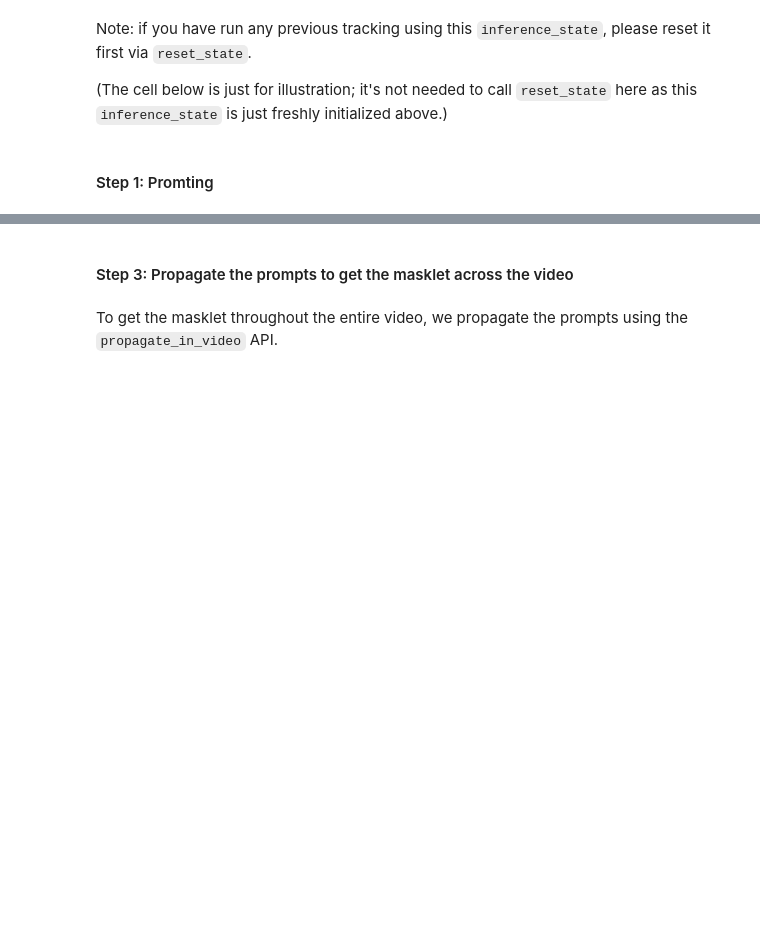
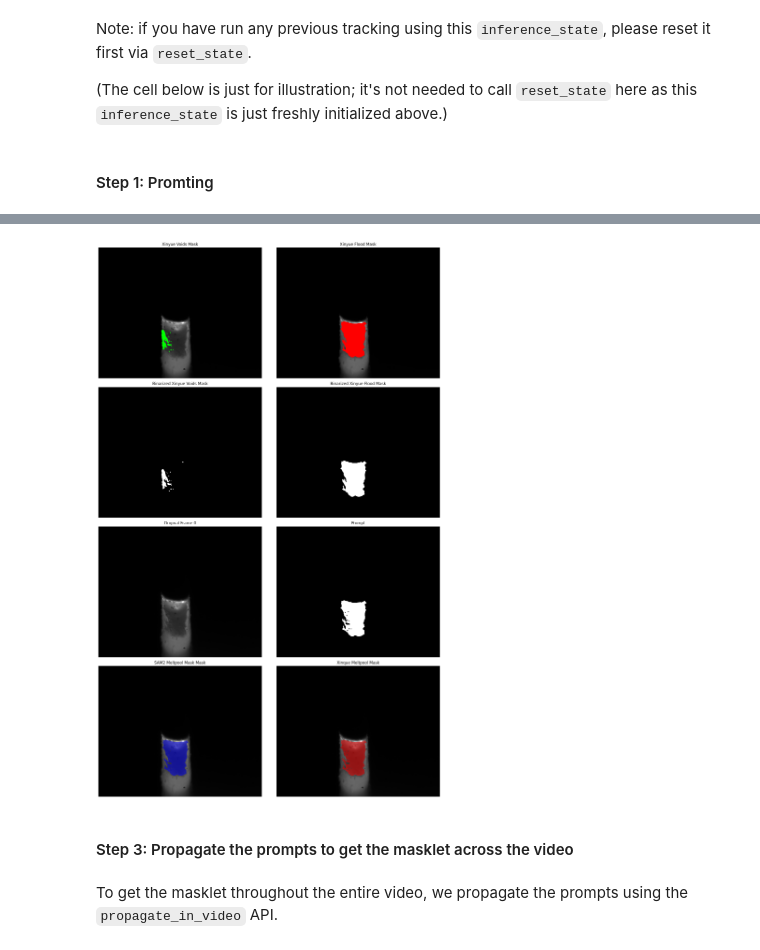
Before and after one commit to MoH-assan/segment-anything-2, a Jupyter notebook: notebooks/2.0_meltpool_predictor.ipynb, the cells around one changed output, grey strips where cells are left out. Drawn from its saved outputs; the diff is of its cells as text; code cells hidden in the pictures; blank space fills up the shorter version.

```diff
--- a/notebooks/2.0_meltpool_predictor.ipynb
+++ b/notebooks/2.0_meltpool_predictor.ipynb
@@ -145,14 +146,23 @@ where `-q:v` generates high-quality JPEG frames and `-start_number 0` asks ffmpe
 import os
 import shutil  # Import shutil for file operations
 # Original directory where the video frames are stored
-video_dir1 = "/mnt/md126/users/mohamed/projects/AM/Data/RAW/ByDay/20240712/CRED/20240708_09_00/CREDgt_set_4/Original"
+
 masks_directory = "/mnt/md126/users/mohamed/projects/AM/Data/RAW/ByDay/20240712/CRED/20240708_09_00/CREDgt_set_4/Masks"
 raw_video_dir = "/mnt/md126/users/mohamed/projects/AM/Data/RAW/ByDay/20240712/CRED/20240708_09_00/20240708_09_00_12072024_113101.raw"
-video_dir2 = "/mnt/md126/users/mohamed/projects/AM/Data/Processed/JPEG/ByDay/20240712/gt_set_4"
+
+_unique_id='gt4_v1_23p_32'
+################
+
+masks_directory = "/mnt/md126/users/mohamed/projects/AM/Data/RAW/ByDay/20240712/CRED/20240708_09_00/CREDgt_set_4_v3/CREDgt_set_4/Masks/"
+raw_video_dir = "/mnt/md126/users/mohamed/projects/AM/Data/RAW/ByDay/20240712/CRED/20240708_09_00/20240708_09_00_12072024_113101.raw"
+
+_unique_id='gt4_v3_ew8r3'
+################
+
 num_frames = 50
-skiprate = 1
-slected_mask_index = 2 # the index is the order of the mask in the list of masks xinyue has labeled.
-data_set_tag = f'CREDgt_set_4_20240708_09_00_12072024_113101_v1_selected_mask{slected_mask_index}'
+skiprate = 50
+slected_mask_index = 5 # the index is the order of the mask in the list of masks xinyue has labeled.
+data_set_tag = f'CREDgt_set_4_20240708_09_00_12072024_113101_v1_selected_mask{slected_mask_index}_unique_id{_unique_id}'
 flood_masks = sort_and_filter_images(masks_directory, "_c1")   # Sort and filter the images
 voids_masks = sort_and_filter_images(masks_directory, "_c2")   # Sort and filter the images
 masks_frames = [int(name.split('_f_')[1].split('_')[0]) for name in flood_masks]
@@ -218,8 +248,8 @@ flood_mask = Image.open(os.path.join(masks_directory, flood_mask_path))
 voids_mask = Image.open(os.path.join(masks_directory, voids_mask_path))
 
 # Convert masks to binary arrays
-flood_mask_binary = np.array(flood_mask)[:, :, 0] > 200  # Extract red channel
-void_mask_binary = np.array(voids_mask)[:, :, 1] > 200  # Extract green channel
+flood_mask_binary = np.array(flood_mask)[:, :, 0] > 250  # Extract red channel
+void_mask_binary = np.array(voids_mask)[:, :, 1] > 250  # Extract green channel
 
 # Create the meltpool and background masks
 meltpool_mask = flood_mask_binary & ~void_mask_binary
@@ -261,46 +291,54 @@ _, out_obj_ids, out_mask_logits = predictor.add_new_mask(
     mask=meltpool_mask,
 )
 
-# Create a figure with 3x3 subplots to include additional visualizations
-fig, axs = plt.subplots(3, 3, figsize=(18, 18))
-fig.suptitle('Detailed Analysis with Interactions')
+# Create a figure with 4x2 subplots
+fig, axs = plt.subplots(4, 2, figsize=(16, 24))
+# Display images and masks
 
-# First row: Original image and two masks
-axs[0, 0].imshow(image, cmap="gray")
-axs[0, 0].set_title(f"Original Frame {mask_index}")
+
+axs[0, 1].imshow(flood_mask, cmap="gray")
+axs[0, 1].set_title("Xinyue Flood Mask")
+axs[0, 1].axis('off')
+
+axs[1, 1].imshow(flood_mask_binary, cmap='gray')
+axs[1, 1].set_title('Binarized Xinyue Flood Mask')
+axs[1, 1].axis('off')
+
+axs[0, 0].imshow(voids_mask, cmap="gray")
+axs[0, 0].set_title("Xinyue Voids Mask")
 axs[0, 0].axis('off')
 
-axs[0, 1].imshow(flood_mask, cmap="gray")
-axs[0, 1].set_title("Flood Mask")
-axs[0, 1].axis('off')
 
-axs[0, 2].imshow(voids_mask, cmap="gray")
-axs[0, 2].set_title("Voids Mask")
-axs[0, 2].axis('off')
-
-# Second row: Binarized masks
-axs[1, 0].imshow(flood_mask_binary, cmap='gray')
-axs[1, 0].set_title('Binarized Flood Mask')
+axs[1, 0].imshow(void_mask_binary, cmap='gray')
+axs[1, 0].set_title('Binarized Xinyue Voids Mask')
 axs[1, 0].axis('off')
 
-axs[1, 1].imshow(void_mask_binary, cmap='gray')
-axs[1, 1].set_title('Binarized Voids Mask')
-axs[1, 1].axis('off')
-
-axs[1, 2].imshow(meltpool_mask, cmap='gray')
-axs[1, 2].set_title('Meltpool Mask')
-axs[1, 2].axis('off')
+axs[2, 1].imshow(meltpool_mask, cmap='gray')
+axs[2, 1].set_title('Prompt')
+axs[2, 1].axis('off')
 
 
-# axs[2, 0].imshow(image)
-# show_points(points, labels, axs[2, 0])  # Assuming points and labels are defined
+axs[2, 0].imshow(image, cmap="gray")
+axs[2, 0].set_title(f"Original Frame {mask_index}")
 axs[2, 0].axis('off')
 
-axs[2, 1].imshow(image)
-show_mask((out_mask_logits[0] > 0.0).cpu().numpy(), axs[2, 1], out_obj_ids[0])  # Assuming mask logits and object IDs are defined
 
-# Hide the last subplot as it's unused
-axs[2, 2].axis('off')
+axs[3, 0].imshow(image)
+from matplotlib.colors import ListedColormap
+single_color_cmap_blue = ListedColormap(['none', 'blue'])
+SAM2_Mask= (out_mask_logits[0] > 0.0).cpu().numpy().squeeze()
+axs[3, 0].imshow(SAM2_Mask, alpha=0.5,cmap=single_color_cmap_blue)
+axs[3, 0].set_title('SAM2 Meltpool Mask Mask')
+axs[3, 0].axis('off')
+
+# Overlay meltpool mask on the original image
+single_color_cmap_red = ListedColormap(['none', 'red'])
+axs[3, 1].imshow(image, cmap='gray')
+axs[3, 1].imshow(meltpool_mask, alpha=0.5,cmap=single_color_cmap_red)
+axs[3, 1].set_title('Xinque Meltpool Mask')
+axs[3, 1].axis('off')
 
 plt.tight_layout()
+plt.savefig(f"{xinyue_dir}/all_masks.jpg")
 plt.show()
+# %% [output]
@@ -307,3 +347,4 @@ plt.show()
+[figure, added]
 # %% [markdown]
 #### Step 3: Propagate the prompts to get the masklet across the video
 # %% [markdown]
```
Also changed, not shown: parts of 13 cells of this notebook.
